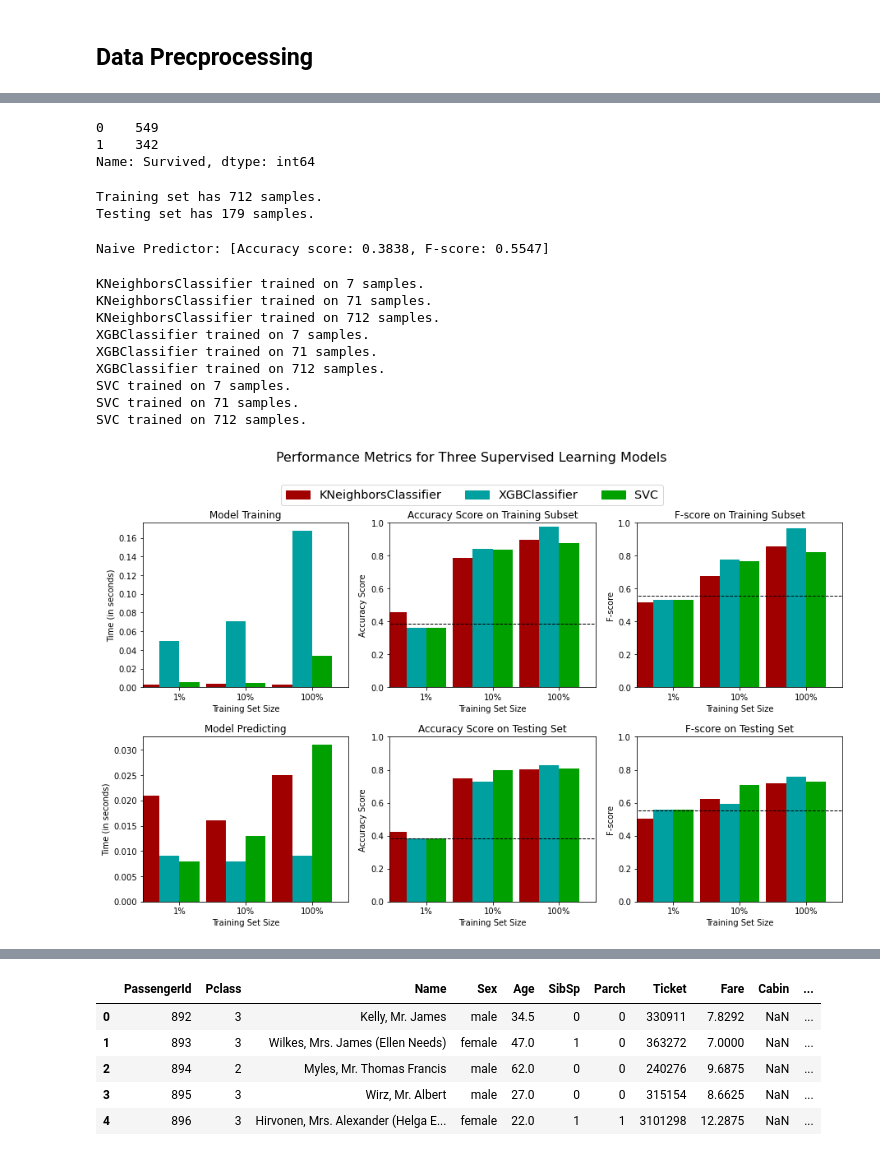
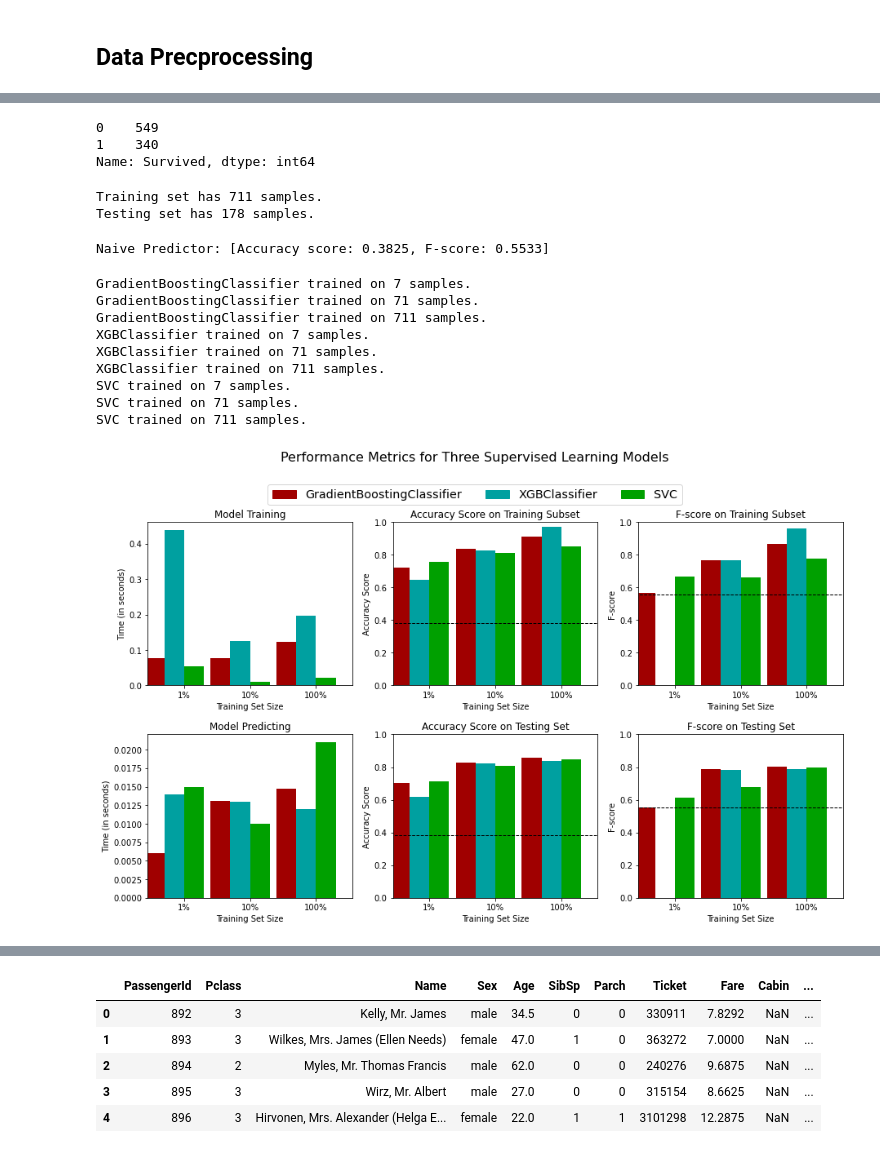
Before and after one commit to walidsi/titanic, a Jupyter notebook: titianic.ipynb, the cells around one changed output, grey strips where cells are left out. Drawn from its saved outputs; the diff is of its cells as text; code cells hidden in the pictures.

Commit message:
Updates to preprocessing & hyperparameters tuning

```diff
--- a/titianic.ipynb
+++ b/titianic.ipynb
@@ -71,10 +72,10 @@ class TitanicDataPreProccessor:
         from sklearn.preprocessing import StandardScaler
         self.std_scaler = StandardScaler()
 
-    def _fill_empty_with_average(self, df, column: str, criteria_column: str):
+    def _fill_empty_with_average(self, df, column: str, criteria_column: str) -> pd.DataFrame:
          # Fill empty Age cells
         if df[column].isnull().sum() == 0:
-            return
+            return df
 
         values = df[criteria_column].unique()
         for v in values:
@@ -82,6 +83,15 @@ class TitanicDataPreProccessor:
             mean = titanic_df[mask][column].mean()
             print(f"Mean {v} {column} is {mean}")
             df.loc[mask & (df[column].isnull()), column] = mean
+
+        return df
+
+    def _numpy_arr_to_dataframe(self, nparray: np.ndarray) -> pd.DataFrame:
+        # Create list of column names with the format "colN" (from 1 to N)
+        col_names = ['col' + str(i) for i in np.arange(nparray.T.shape[0]) + 1]
+        # Declare pandas.DataFrame object
+        df = pd.DataFrame(data=nparray, columns=col_names)
+        return df
 
 
     def preprocess_data(self, titanic_df: pd.DataFrame) -> pd.DataFrame:
@@ -95,23 +105,31 @@ class TitanicDataPreProccessor:
         """
         # drop empty Embarked row
         mask = titanic_df['Embarked'].isnull()
-        titanic_df[mask]
+        titanic_df.drop(titanic_df[mask].index, inplace=True)
+
+         # Drop the non-useful columns
+        titanic_df.drop(['Cabin', 'Name', 'PassengerId', 'Ticket'], axis=1, inplace=True)
 
         # Fill empty Age cells
-        self._fill_empty_with_average(titanic_df, 'Age', 'Sex')
-        self._fill_empty_with_average(titanic_df, 'Fare', 'Pclass')
+        titanic_df = self._fill_empty_with_average(titanic_df, 'Age', 'Sex')
+        titanic_df = self._fill_empty_with_average(titanic_df, 'Fare', 'Pclass')
 
-        # Drop the non-useful columns
-        titanic_df.drop(['Cabin', 'Name', 'PassengerId', 'Ticket'], axis=1, inplace=True)
+        # use polynomial features to increase attributes
+        from sklearn.preprocessing import PolynomialFeatures
+        feat_poly = PolynomialFeatures(degree=1).fit_transform(titanic_df[['Age', 'Fare', 'SibSp', 'Parch']])
+        feat_poly_df = self._numpy_arr_to_dataframe(feat_poly)
+        feat_poly_df = self._numpy_arr_to_dataframe(self.std_scaler.fit_transform(feat_poly_df))
 
+        titanic_df.reset_index(inplace=True, drop=True)
+        feat_poly_df.reset_index(inplace=True, drop=True)
+
+        titanic_df = pd.concat([titanic_df, feat_poly_df], axis=1)
+        titanic_df.drop(['Age', 'Fare', 'SibSp', 'Parch'], axis=1, inplace=True)
 
         # OneHotEncode categorical columns
         titanic_df = pd.get_dummies(titanic_df, columns=['Sex', 'Embarked', 'Pclass'])
 
-        titanic_df[['Age', 'Fare', 'SibSp', 'Parch']] = self.std_scaler.fit_transform(
-                                                                        titanic_df[['Age','Fare', 'SibSp', 'Parch']])
-
-        return titanic_df.copy()
+        return titanic_df
 # %%
 preproccessor = TitanicDataPreProccessor()
 titanic_final = preproccessor.preprocess_data(titanic_df)
@@ -134,7 +168,7 @@ features = titanic_final.drop(columns=['Survived'], axis=1)
 target.value_counts()
 # %% [output]
 0    549
-1    342
+1    340
 Name: Survived, dtype: int64
 # %%
 # Import train_test_split
@@ -151,8 +185,8 @@ X_train, X_test, y_train, y_test = train_test_split(features,
 print("Training set has {} samples.".format(X_train.shape[0]))
 print("Testing set has {} samples.".format(X_test.shape[0]))
 # %% [output]
-Training set has 712 samples.
-Testing set has 179 samples.
+Training set has 711 samples.
+Testing set has 178 samples.
 # %%
 '''
 TP = np.sum(income) # Counting the ones as this is the naive case. Note that 'income' is the 'income_raw' data
@@ -175,7 +209,7 @@ fscore = ((1.0 + g_fscore_beta*g_fscore_beta) * precision * recall) / (((g_fscor
 # Print the results
 print("Naive Predictor: [Accuracy score: {:.4f}, F-score: {:.4f}]".format(accuracy, fscore))
 # %% [output]
-Naive Predictor: [Accuracy score: 0.3838, F-score: 0.5547]
+Naive Predictor: [Accuracy score: 0.3825, F-score: 0.5533]
 # %%
 # TODO: Import two metrics from sklearn - fbeta_score and accuracy_score
 from sklearn.metrics import accuracy_score, fbeta_score
@@ -235,47 +269,47 @@ def train_predict(learner, sample_size, X_train, y_train, X_test, y_test):
 from sklearn.linear_model import LogisticRegression, SGDClassifier
 from sklearn.ensemble import GradientBoostingClassifier, AdaBoostClassifier
 from sklearn.neighbors import KNeighborsClassifier
-from sklearn.svm import SVC, SVC
+from sklearn.svm import SVC, LinearSVC
 import xgboost as xgb
 import warnings
 warnings.filterwarnings("ignore", category = UserWarning, module = "xgboost")
 
 # # TODO: Initialize the three models
 #weights = {0: 0.75, 1: 0.25}
-clf_A = KNeighborsClassifier()
+clf_A = GradientBoostingClassifier()
 clf_B = xgb.XGBClassifier(eval_metric='rmse')
 clf_C = SVC(random_state=0)
 
 
 # TODO: Calculate the number of samples for 1%, 10%, and 100% of the training data
 # HINT: samples_100 is the entire training set i.e. len(y_train)
 # HINT: samples_10 is 10% of samples_100 (ensure to set the count of the values to be `int` and not `float`)
 # HINT: samples_1 is 1% of samples_100 (ensure to set the count of the values to be `int` and not `float`)
 samples_100 = len(y_train)
 samples_10 = int(0.1 * samples_100)
 samples_1 = int(0.01 * samples_100)
 
 # Collect results on the learners
 results = {}
 for clf in [clf_A, clf_B, clf_C]:
     clf_name = clf.__class__.__name__
     results[clf_name] = {}
     for i, samples in enumerate([samples_1, samples_10, samples_100]):
         results[clf_name][i] = train_predict(clf, samples, X_train, y_train, X_test, y_test)
 
 # Run metrics visualization for the three supervised learning models chosen
 vs.evaluate(results, accuracy, fscore)
 # %% [output]
-KNeighborsClassifier trained on 7 samples.
-KNeighborsClassifier trained on 71 samples.
-KNeighborsClassifier trained on 712 samples.
+GradientBoostingClassifier trained on 7 samples.
+GradientBoostingClassifier trained on 71 samples.
+GradientBoostingClassifier trained on 711 samples.
 XGBClassifier trained on 7 samples.
 XGBClassifier trained on 71 samples.
-XGBClassifier trained on 712 samples.
+XGBClassifier trained on 711 samples.
 SVC trained on 7 samples.
 SVC trained on 71 samples.
-SVC trained on 712 samples.
+SVC trained on 711 samples.
-[figure, old version]
+[figure, new version]
 # %%
 from sklearn.metrics import accuracy_score, fbeta_score
 
```
Also changed, not shown: parts of 10 cells of this notebook.
